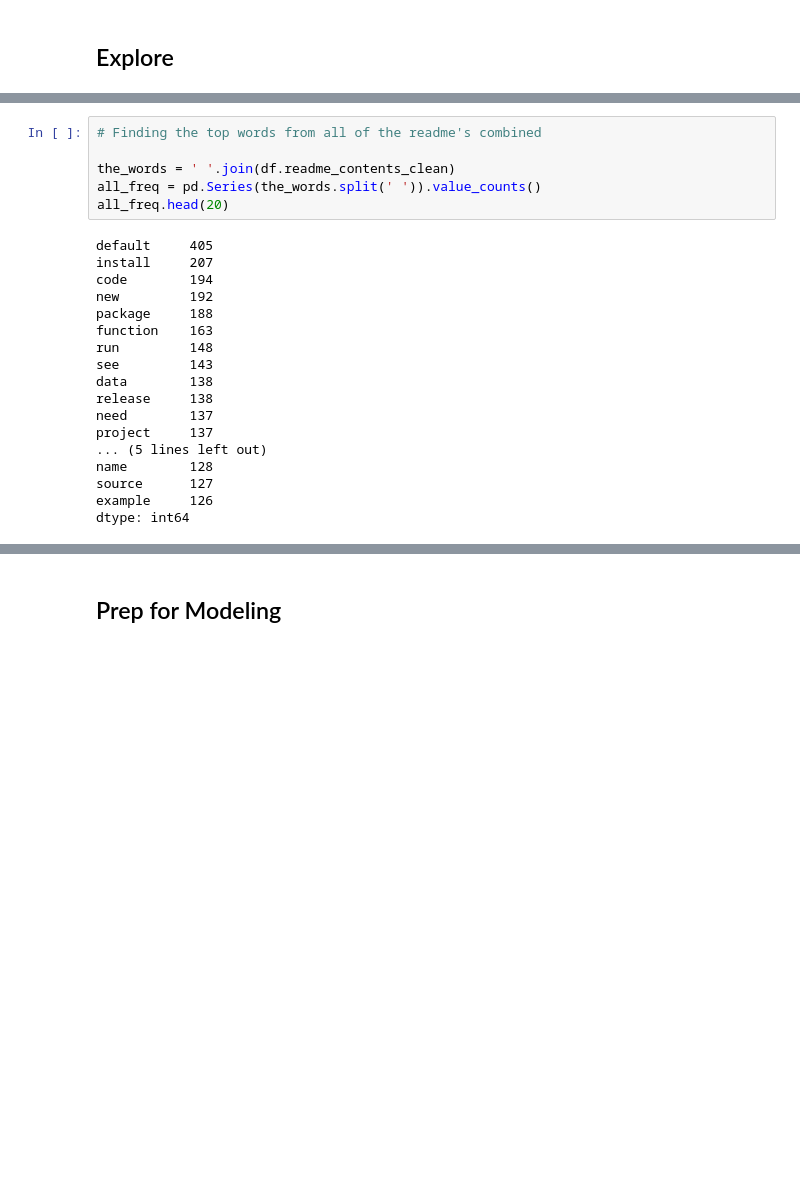
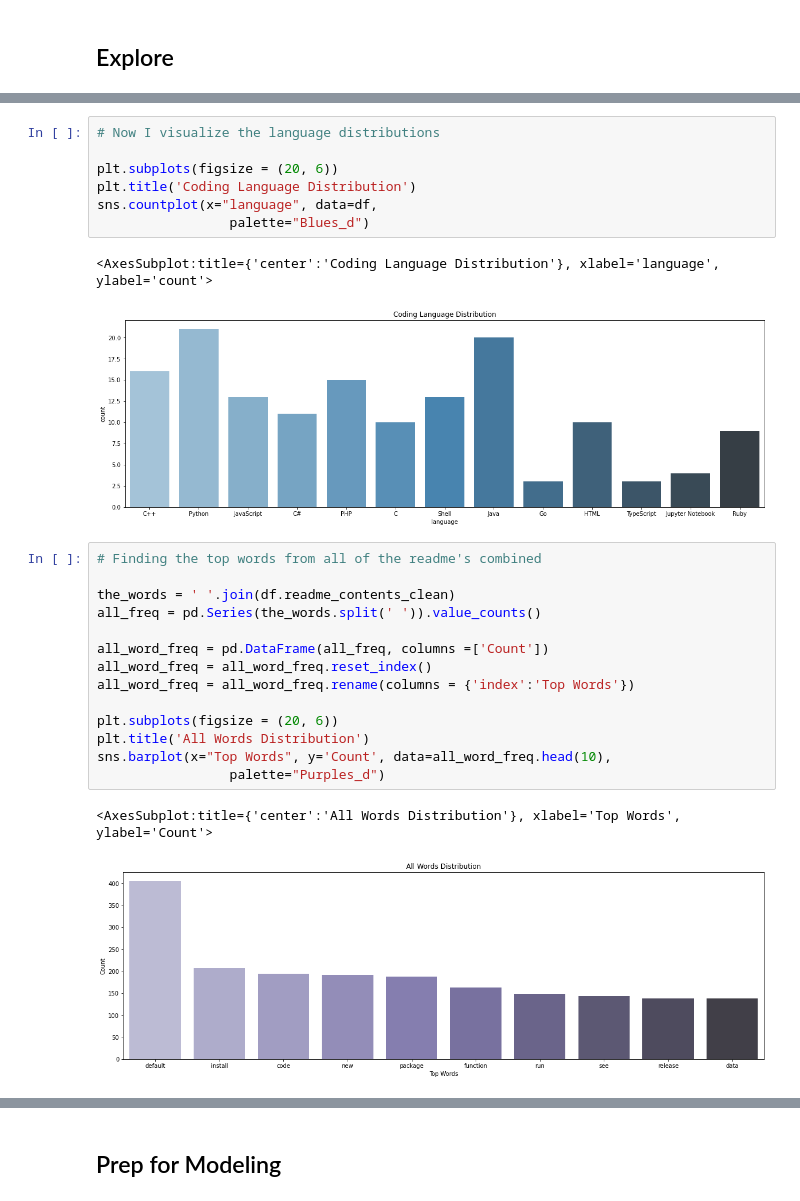
Before and after one commit to Sam-keeler/natural-language-processing, a Jupyter notebook: nlp-project.ipynb, the cells around one changed output, grey strips where cells are left out. Saved outputs shown, nothing was run; the diff lists cells and outputs as text; blank space fills up the shorter version.

Commit message:
finishing project

```diff
--- a/nlp-project.ipynb
+++ b/nlp-project.ipynb
@@ -83,25 +109,28 @@ Go                   3
 Name: language, dtype: int64
+# %%
+# Now I visualize the language distributions
+
+plt.subplots(figsize = (20, 6))
+plt.title('Coding Language Distribution')
+sns.countplot(x="language", data=df,
+                 palette="Blues_d")
+# %% [output]
+<AxesSubplot:title={'center':'Coding Language Distribution'}, xlabel='language', ylabel='count'>
+[figure, added]
 # %%
 # Finding the top words from all of the readme's combined
 
 the_words = ' '.join(df.readme_contents_clean)
 all_freq = pd.Series(the_words.split(' ')).value_counts()
-all_freq.head(20)
+
+all_word_freq = pd.DataFrame(all_freq, columns =['Count'])
+all_word_freq = all_word_freq.reset_index()
+all_word_freq = all_word_freq.rename(columns = {'index':'Top Words'})
+
+plt.subplots(figsize = (20, 6))
+plt.title('All Words Distribution')
+sns.barplot(x="Top Words", y='Count', data=all_word_freq.head(10),
+                 palette="Purples_d")
 # %% [output]
-default     405
-install     207
-code        194
-new         192
-package     188
-function    163
-run         148
-see         143
-data        138
-release     138
-need        137
-project     137
-... (5 lines left out)
-name        128
-source      127
-example     126
-dtype: int64
+<AxesSubplot:title={'center':'All Words Distribution'}, xlabel='Top Words', ylabel='Count'>
+[figure, added]
```
Also changed, not shown: parts of 34 cells of this notebook, 1 other file.
